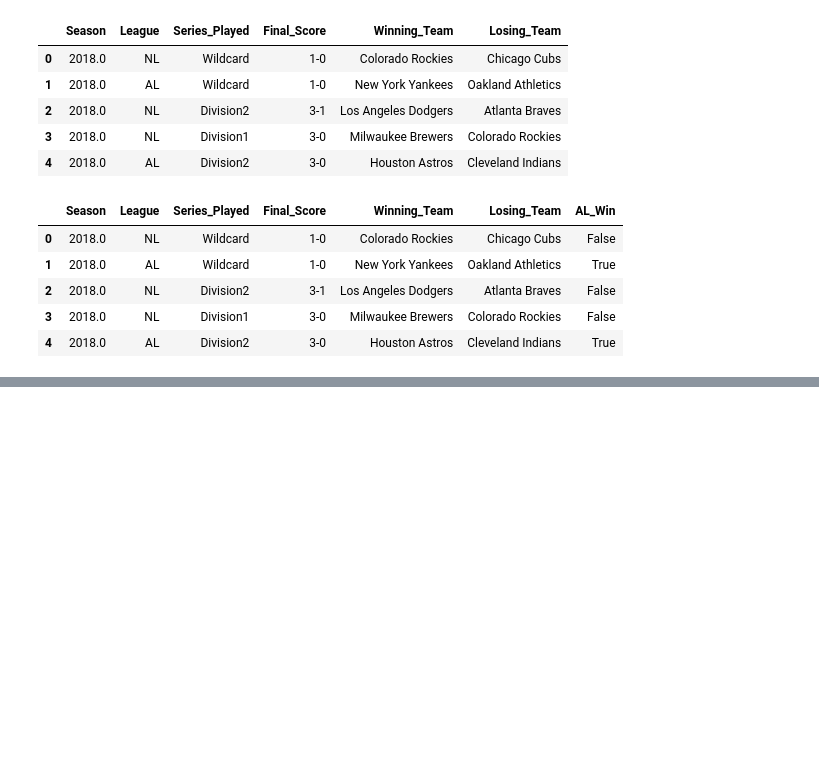
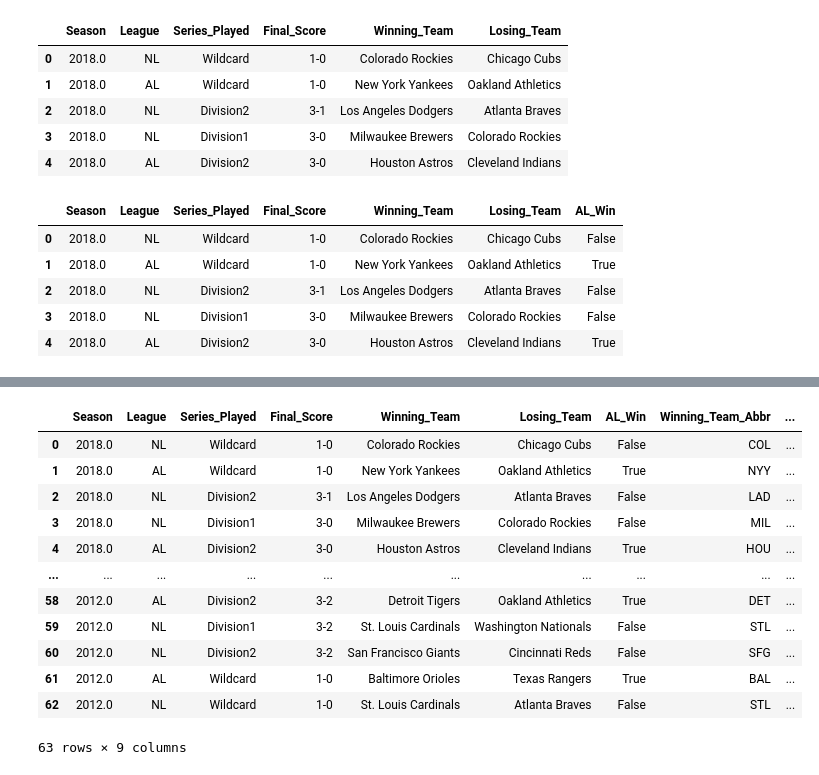
Before and after one commit to DS4200-S22/final-project-mlb-team-spending, a Jupyter notebook: data/Postseason_Data.ipynb, the cells around one changed output, grey strips where cells are left out. Saved outputs shown, nothing was run; the diff lists cells and outputs as text; code cells hidden in the pictures; blank space fills up the shorter version.

```diff
--- a/data/Postseason_Data.ipynb
+++ b/data/Postseason_Data.ipynb
@@ -223,0 +228,16 @@ df_postseason_final.head()
+# %%
+# constrain years from 2012-2018
+
+# initialize empty dataframe
+df_postseason_constrained = pd.DataFrame()
+
+# list of years
+list_years = [2018.0, 2017.0, 2016.0, 2015.0, 2014.0, 2013.0, 2012.0]
+
+for year in list_years:
+    s_bool = df_postseason_final['Season'] == year
+    df_temp = df_postseason_final.loc[s_bool, :]
+
+    df_postseason_constrained = df_postseason_constrained.append(df_temp)
+
+df_postseason_constrained
@@ -223,0 +258,3 @@ df_postseason_final.head()
+# %%
+# make sure that all team names are the same as the names in the MLB cleaned data
+df_postseason_constrained = df_postseason_constrained.replace('Los Angeles Angels of Anaheim', 'Los Angeles Angels')
@@ -223,0 +308,19 @@ df_postseason_final.head()
+# %%
+# map the team abbreviations into new columns
+df_postseason_constrained['Winning_Team_Abbr'] = df_postseason_constrained['Winning_Team'].map(team_abbr)
+df_postseason_constrained['Losing_Team_Abbr'] = df_postseason_constrained['Losing_Team'].map(team_abbr)
+df_postseason_constrained
+# %% [output]
+|  | Season | League | Series_Played | Final_Score | Winning_Team | Losing_Team | AL_Win | Winning_Team_Abbr | ... |
+| 0 | 2018.0 | NL | Wildcard | 1-0 | Colorado Rockies | Chicago Cubs | False | COL | ... |
+| 1 | 2018.0 | AL | Wildcard | 1-0 | New York Yankees | Oakland Athletics | True | NYY | ... |
+| 2 | 2018.0 | NL | Division2 | 3-1 | Los Angeles Dodgers | Atlanta Braves | False | LAD | ... |
+| 3 | 2018.0 | NL | Division1 | 3-0 | Milwaukee Brewers | Colorado Rockies | False | MIL | ... |
+| 4 | 2018.0 | AL | Division2 | 3-0 | Houston Astros | Cleveland Indians | True | HOU | ... |
+| ... | ... | ... | ... | ... | ... | ... | ... | ... | ... |
+| 58 | 2012.0 | AL | Division2 | 3-2 | Detroit Tigers | Oakland Athletics | True | DET | ... |
+| 59 | 2012.0 | NL | Division1 | 3-2 | St. Louis Cardinals | Washington Nationals | False | STL | ... |
+| 60 | 2012.0 | NL | Division2 | 3-2 | San Francisco Giants | Cincinnati Reds | False | SFG | ... |
+| 61 | 2012.0 | AL | Wildcard | 1-0 | Baltimore Orioles | Texas Rangers | True | BAL | ... |
+| 62 | 2012.0 | NL | Wildcard | 1-0 | St. Louis Cardinals | Atlanta Braves | False | STL | ... |
+63 rows × 9 columns
```
Also changed, not shown: parts of 6 cells of this notebook, 5 other files.
